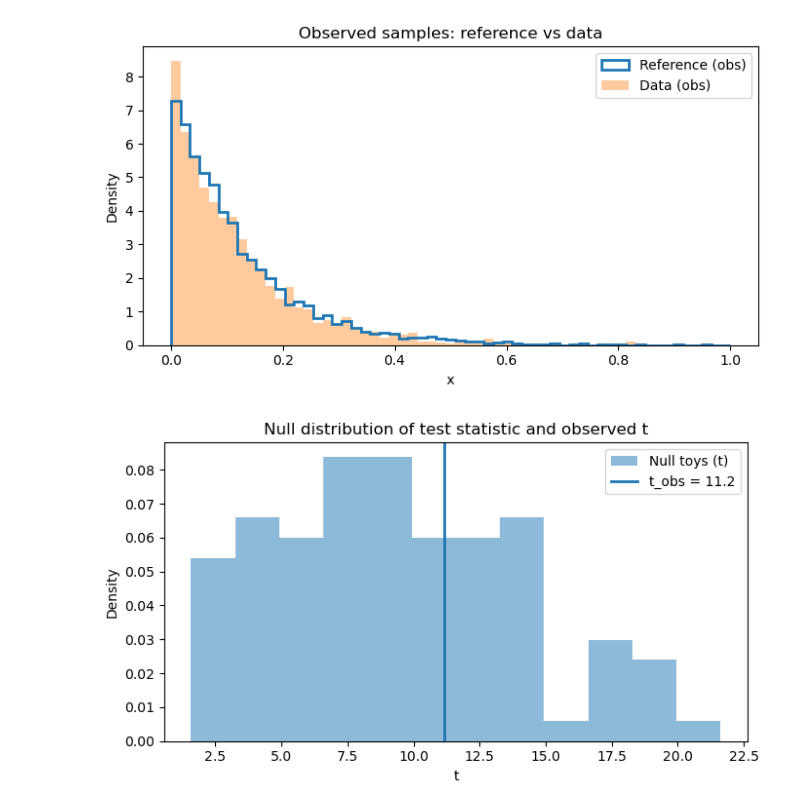
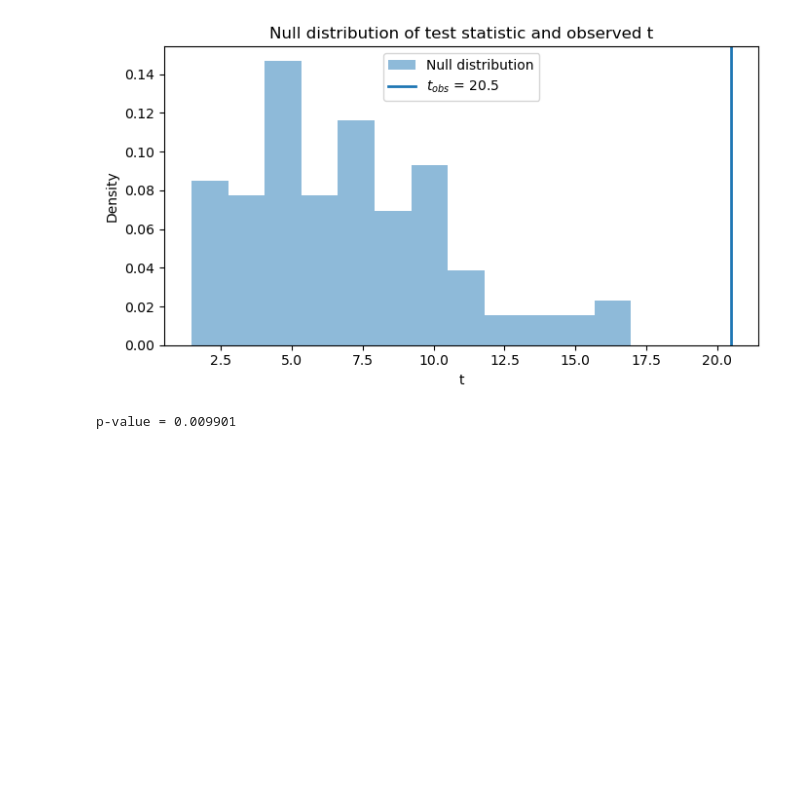
Before and after one commit to mletizia/kernel-nplm, a Jupyter notebook: test_code.ipynb, the cells around one changed output. Cells and saved outputs as stored; diff of their text form; code cells hidden in the pictures; blank space fills up the shorter version.

```diff
--- a/test_code.ipynb
+++ b/test_code.ipynb
@@ -26,7 +26,7 @@ ConfigInput = Union[ConfigLike, str, Path]
 
 class LogFalkonNPLM:
     """
-    NPLM test statistic via LogisticFalkon classifier.
+    NPLM test via LogisticFalkon classifier.
 
     Input API:
       - X: (N, d) pooled sample
@@ -551,34 +500,26 @@ p-value = 0.3564
 # %%
-# --------------------------------
-# 1) Plot observed reference vs observed data
-# (assumes you already ran the code and have x_ref, x_dat, t_obs, t_null)
-# --------------------------------
-
-bins_x = np.linspace(0.0, 1.0, 60)
-
-plt.figure(figsize=(7, 4))
-plt.hist(x_ref, bins=bins_x, density=True, histtype="step", linewidth=2, label="Reference (obs)")
-plt.hist(x_dat, bins=bins_x, density=True, histtype="stepfilled", alpha=0.4, label="Data (obs)")
-plt.xlabel("x")
-plt.ylabel("Density")
-plt.title("Observed samples: reference vs data")
-plt.legend()
-plt.tight_layout()
-plt.show()
-
 # --------------------------------
 # 2) Plot null distribution of t and mark t_obs
 # --------------------------------
 
 plt.figure(figsize=(7, 4))
-plt.hist(t_null, bins=12, density=True, alpha=0.5, label="Null toys (t)")
-plt.axvline(t_obs, linewidth=2, label=f"t_obs = {t_obs:.3g}")
+plt.hist(t_null, bins=12, density=True, alpha=0.5, label="Null distribution")
+plt.axvline(t_obs, linewidth=2, label=f"$t_{{obs}}$ = {t_obs:.3g}")
 plt.xlabel("t")
 plt.ylabel("Density")
 plt.title("Null distribution of test statistic and observed t")
 plt.legend()
 plt.tight_layout()
 plt.show()
 # %% [output]
-[figure, old version]
+[figure, new version]
-[figure, removed]
+# %%
+# --------------------------------
+# Monte Carlo p-value
+# --------------------------------
+
+p_value = (1.0 + np.sum(t_null >= t_obs)) / (B + 1.0)
+
+print(f"p-value = {p_value:.4g}")
+# %% [output]
+p-value = 0.009901
```
Also changed, not shown: parts of 4 cells of this notebook.
